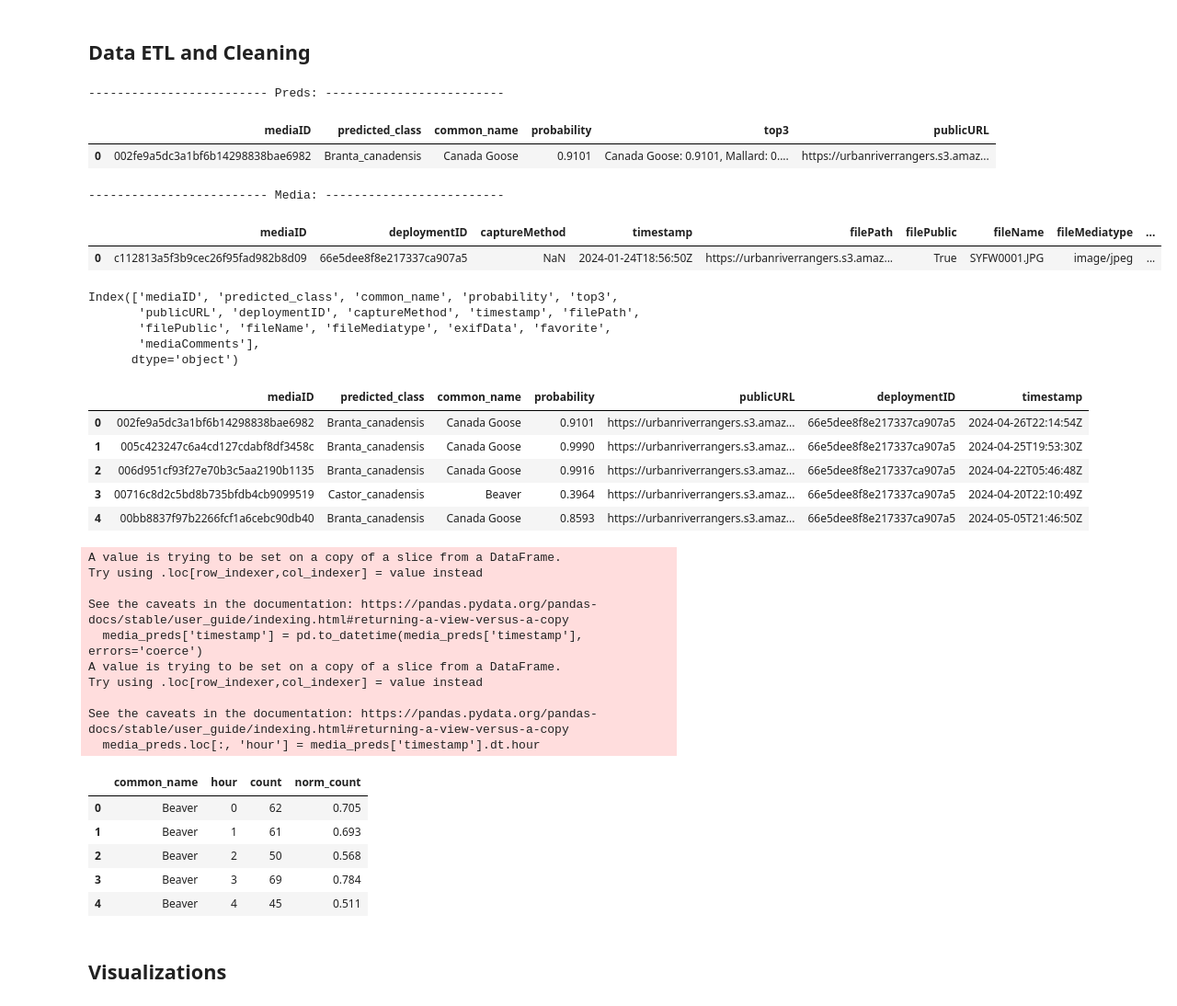
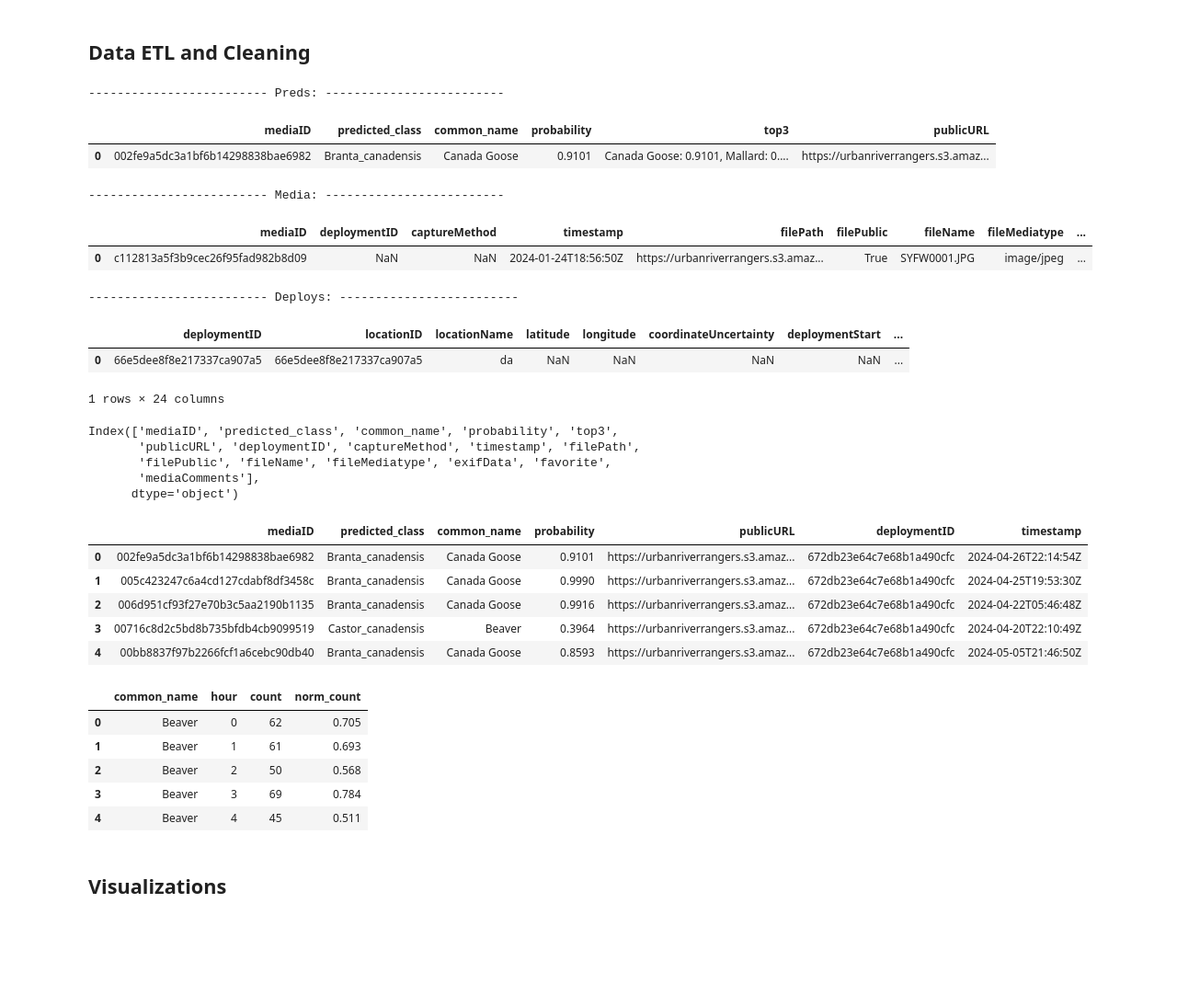
Before and after one commit to morescode-pm/mongo-ur-utils, a Jupyter notebook: ai_results/classifications/media_predictions.ipynb, the cells around one changed output. Shown at 92% size. Cells and saved outputs as stored; diff of their text form; code cells hidden in the pictures; blank space fills up the shorter version.

Commit message:
fix copy

```diff
--- a/ai_results/classifications/media_predictions.ipynb
+++ b/ai_results/classifications/media_predictions.ipynb
@@ -12,20 +12,27 @@ import matplotlib.pyplot as plt
 # %%
 # Read in data
 preds_df = pd.read_csv('2025-06-28_predictions_with_url.csv')
-media_df = pd.read_csv('../../output/media.csv')
+media_df = pd.read_csv('../../output/media.csv', low_memory=False)
+deplo_df = pd.read_csv('../../output/deployments.csv')
 # %%
 # Take a look at data
 print("------------------------- Preds: -------------------------")
 display(preds_df.head(1))
 print("------------------------- Media: -------------------------")
 display(media_df.head(1))
+print("------------------------- Deploys: -------------------------")
+display(deplo_df.head(1))
 # %% [output]
 ------------------------- Preds: -------------------------
 |  | mediaID | predicted_class | common_name | probability | top3 | publicURL |
 | 0 | 002fe9a5dc3a1bf6b14298838bae6982 | Branta_canadensis | Canada Goose | 0.9101 | Canada Goose: 0.9101, Mallard: 0.... | https://urbanriverrangers.s3.amaz... |
 ------------------------- Media: -------------------------
 |  | mediaID | deploymentID | captureMethod | timestamp | filePath | filePublic | fileName | fileMediatype | ... |
-| 0 | c112813a5f3b9cec26f95fad982b8d09 | 66e5dee8f8e217337ca907a5 | NaN | 2024-01-24T18:56:50Z | https://urbanriverrangers.s3.amaz... | True | SYFW0001.JPG | image/jpeg | ... |
+| 0 | c112813a5f3b9cec26f95fad982b8d09 | NaN | NaN | 2024-01-24T18:56:50Z | https://urbanriverrangers.s3.amaz... | True | SYFW0001.JPG | image/jpeg | ... |
+------------------------- Deploys: -------------------------
+|  | deploymentID | locationID | locationName | latitude | longitude | coordinateUncertainty | deploymentStart | ... |
+| 0 | 66e5dee8f8e217337ca907a5 | 66e5dee8f8e217337ca907a5 | da | NaN | NaN | NaN | NaN | ... |
+1 rows × 24 columns
 # %%
 merged_df = pd.merge(preds_df, media_df, how='left', on='mediaID')
 print(merged_df.columns)
@@ -44,13 +51,14 @@ media_preds = merged_df[selected_cols]
 media_preds.head()
 # %% [output]
 |  | mediaID | predicted_class | common_name | probability | publicURL | deploymentID | timestamp |
-| 0 | 002fe9a5dc3a1bf6b14298838bae6982 | Branta_canadensis | Canada Goose | 0.9101 | https://urbanriverrangers.s3.amaz... | 66e5dee8f8e217337ca907a5 | 2024-04-26T22:14:54Z |
-| 1 | 005c423247c6a4cd127cdabf8df3458c | Branta_canadensis | Canada Goose | 0.9990 | https://urbanriverrangers.s3.amaz... | 66e5dee8f8e217337ca907a5 | 2024-04-25T19:53:30Z |
-| 2 | 006d951cf93f27e70b3c5aa2190b1135 | Branta_canadensis | Canada Goose | 0.9916 | https://urbanriverrangers.s3.amaz... | 66e5dee8f8e217337ca907a5 | 2024-04-22T05:46:48Z |
-| 3 | 00716c8d2c5bd8b735bfdb4cb9099519 | Castor_canadensis | Beaver | 0.3964 | https://urbanriverrangers.s3.amaz... | 66e5dee8f8e217337ca907a5 | 2024-04-20T22:10:49Z |
-| 4 | 00bb8837f97b2266fcf1a6cebc90db40 | Branta_canadensis | Canada Goose | 0.8593 | https://urbanriverrangers.s3.amaz... | 66e5dee8f8e217337ca907a5 | 2024-05-05T21:46:50Z |
+| 0 | 002fe9a5dc3a1bf6b14298838bae6982 | Branta_canadensis | Canada Goose | 0.9101 | https://urbanriverrangers.s3.amaz... | 672db23e64c7e68b1a490cfc | 2024-04-26T22:14:54Z |
+| 1 | 005c423247c6a4cd127cdabf8df3458c | Branta_canadensis | Canada Goose | 0.9990 | https://urbanriverrangers.s3.amaz... | 672db23e64c7e68b1a490cfc | 2024-04-25T19:53:30Z |
+| 2 | 006d951cf93f27e70b3c5aa2190b1135 | Branta_canadensis | Canada Goose | 0.9916 | https://urbanriverrangers.s3.amaz... | 672db23e64c7e68b1a490cfc | 2024-04-22T05:46:48Z |
+| 3 | 00716c8d2c5bd8b735bfdb4cb9099519 | Castor_canadensis | Beaver | 0.3964 | https://urbanriverrangers.s3.amaz... | 672db23e64c7e68b1a490cfc | 2024-04-20T22:10:49Z |
+| 4 | 00bb8837f97b2266fcf1a6cebc90db40 | Branta_canadensis | Canada Goose | 0.8593 | https://urbanriverrangers.s3.amaz... | 672db23e64c7e68b1a490cfc | 2024-05-05T21:46:50Z |
 # %%
 # Ensure timestamp is datetime and hour is extracted
+media_preds = media_preds.copy()
 media_preds['timestamp'] = pd.to_datetime(media_preds['timestamp'], errors='coerce')
 media_preds.loc[:, 'hour'] = media_preds['timestamp'].dt.hour
 
@@ -62,16 +70,6 @@ species_hour_counts['norm_count'] = round(species_hour_counts.groupby('common_na
 
 display(species_hour_counts.head())
 # %% [output]
-A value is trying to be set on a copy of a slice from a DataFrame.
-Try using .loc[row_indexer,col_indexer] = value instead
-
-See the caveats in the documentation: https://pandas.pydata.org/pandas-docs/stable/user_guide/indexing.html#returning-a-view-versus-a-copy
-  media_preds['timestamp'] = pd.to_datetime(media_preds['timestamp'], errors='coerce')
-A value is trying to be set on a copy of a slice from a DataFrame.
-Try using .loc[row_indexer,col_indexer] = value instead
-
-See the caveats in the documentation: https://pandas.pydata.org/pandas-docs/stable/user_guide/indexing.html#returning-a-view-versus-a-copy
-  media_preds.loc[:, 'hour'] = media_preds['timestamp'].dt.hour
 |  | common_name | hour | count | norm_count |
 | 0 | Beaver | 0 | 62 | 0.705 |
 | 1 | Beaver | 1 | 61 | 0.693 |
```
Also changed, not shown: 1 other file.
